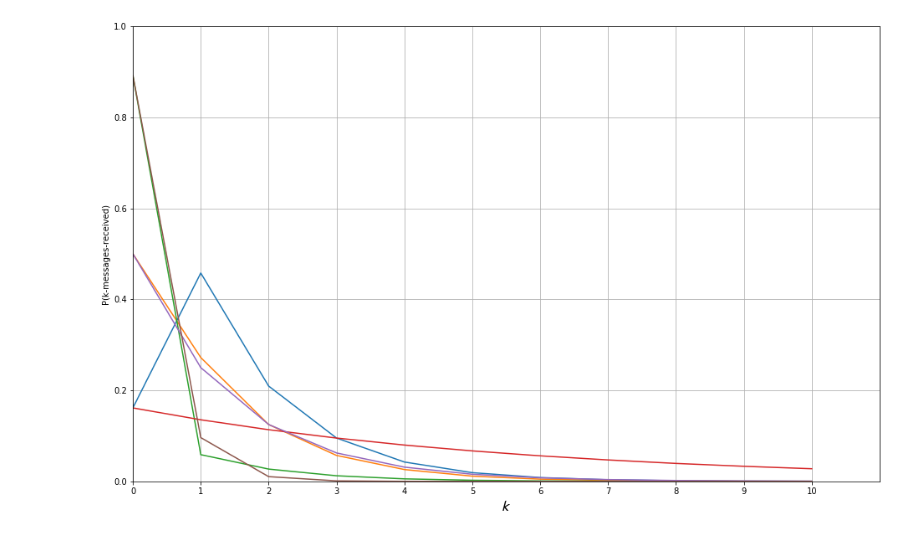
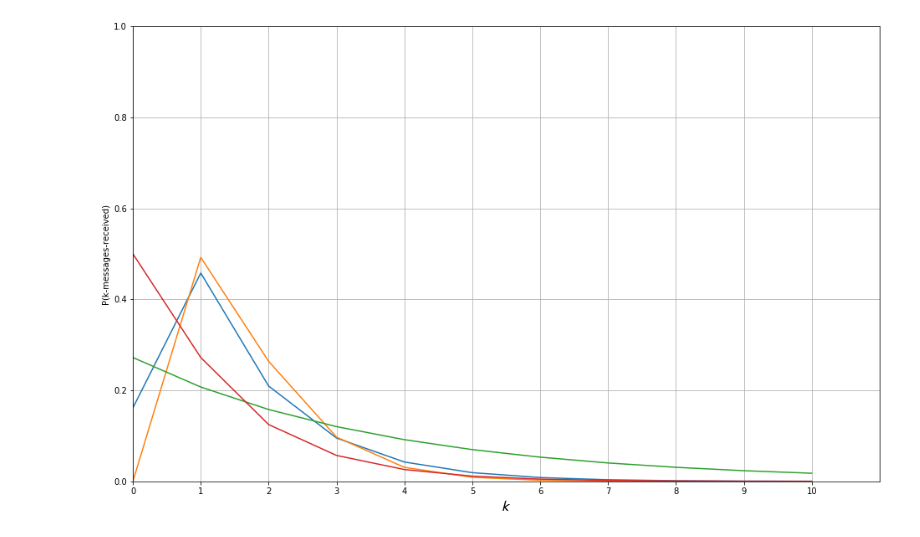
Before and after one commit to ingframin/BroadcastSimulation, a Jupyter notebook: results/check_distribution_probability.ipynb, the cells around one changed output. Cells and saved outputs as stored; diff of their text form; code cells hidden in the pictures.

```diff
--- a/results/check_distribution_probability.ipynb
+++ b/results/check_distribution_probability.ipynb
@@ -26,6 +26,10 @@ def poisson_dist(lam,maxK):
 
 def exponential_dist(lam, maxK):
     return [lam*(e**(-lam*k)) for k in range(0,maxK)]
+
+def gamma_dist(beta,maxK,alpha):
+    k = (beta**alpha)/gamma(alpha)
+    return [k*(x**(alpha-1))*exp(-beta*x) for x in range(maxK)]
 
 def rmse(v1,v2):
     rmse = 0
@@ -125,8 +129,30 @@ scan3 = findScanInterval(raw6,raw5,Ttx,Trx)
 hist1 = generateHistogram(scan1,Trx)
 hist2 = generateHistogram(scan2,Trx)
 hist3 = generateHistogram(scan3,Trx)
-print(sum(hist1))
-geom_d1 = geom_dist(hist1[0],len(hist1), k0=0)
+
+geom_d1 = geom_dist(hist1[1],len(hist1))
 geom_d2 = geom_dist(hist2[0],len(hist2))
 geom_d3 = geom_dist(hist3[0],len(hist3))
+
+pois_d1 = poisson_dist(Trx*Eb2/len(raw1),len(hist1))
+pois_d2 = poisson_dist(Trx*Eb4/len(raw3),len(hist2))
+pois_d3 = poisson_dist(Trx*Eb6/len(raw5),len(hist3))
+print('--------------------')
+print('Poisson RMSE:')
+print(rmse(pois_d1,hist1))
+print(rmse(pois_d2,hist2))
+print(rmse(pois_d3,hist3))
+print('--------------------')
+print('Geometric RMSE:')
+print(rmse(geom_d1,hist1))
+print(rmse(geom_d2,hist2))
+print(rmse(geom_d3,hist3))
+gamma_d1 = gamma_dist(Trx*Eb2/len(raw1),len(hist1),2.3)
+gamma_d2 = gamma_dist(hist2[1],len(hist2),1)
+print(sum(gamma_d2))
+gamma_d3 = gamma_dist(Trx*Eb6/len(raw1),len(hist1),2.3)
+print('--------------------')
+print(rmse(gamma_d1,hist1))
+print(rmse(gamma_d2,hist2))
+print(rmse(gamma_d3,hist3))
 # %% [output]
@@ -134,16 +174,22 @@ geom_d3 = geom_dist(hist3[0],len(hist3))
 # %%
 pt.rcParams["figure.figsize"] = (16,10)
 pt.plot(range(Trx+1),hist1)
+pt.plot(range(Trx+1),gamma_d1)
+pt.plot(range(Trx+1),gamma_d2)
+#pt.plot(range(Trx+1),gamma_d3)
 pt.plot(range(Trx+1),hist2)
-pt.plot(range(Trx+1),hist3)
-pt.plot(range(Trx+1),geom_d1)
-pt.plot(range(Trx+1),geom_d2)
-pt.plot(range(Trx+1),geom_d3)
+#pt.plot(range(Trx+1),hist3)
+#pt.plot(range(Trx+1),geom_d1)
+#pt.plot(range(Trx+1),geom_d2)
+#pt.plot(range(Trx+1),geom_d3)
+#pt.plot(range(Trx+1),pois_d1)
+#pt.plot(range(Trx+1),pois_d2)
+#pt.plot(range(Trx+1),pois_d3)
 pt.axis([0,Trx+1,0,1.0])
 pt.xticks(range(Trx+1), [str(int(n)) for n in range(Trx+1)])
 pt.xlabel(r'$\mathcal{k}$', fontsize = 18)
 pt.ylabel(r'P(k-messages-received)')
 pt.grid(True)
 pt.show()
 # %% [output]
-[figure, old version]
+[figure, new version]
```
Also changed, not shown: parts of 4 cells of this notebook.
